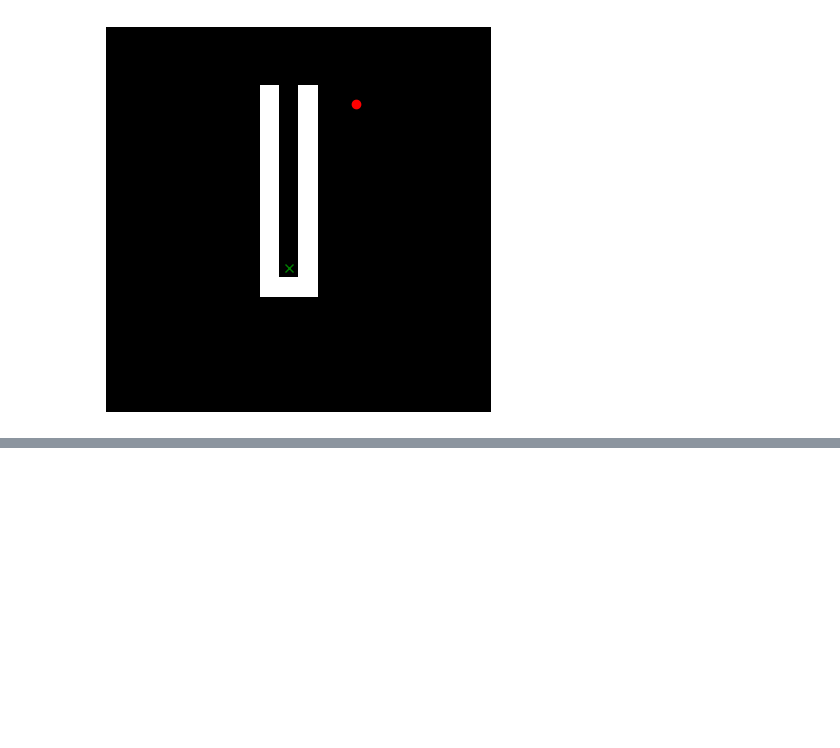
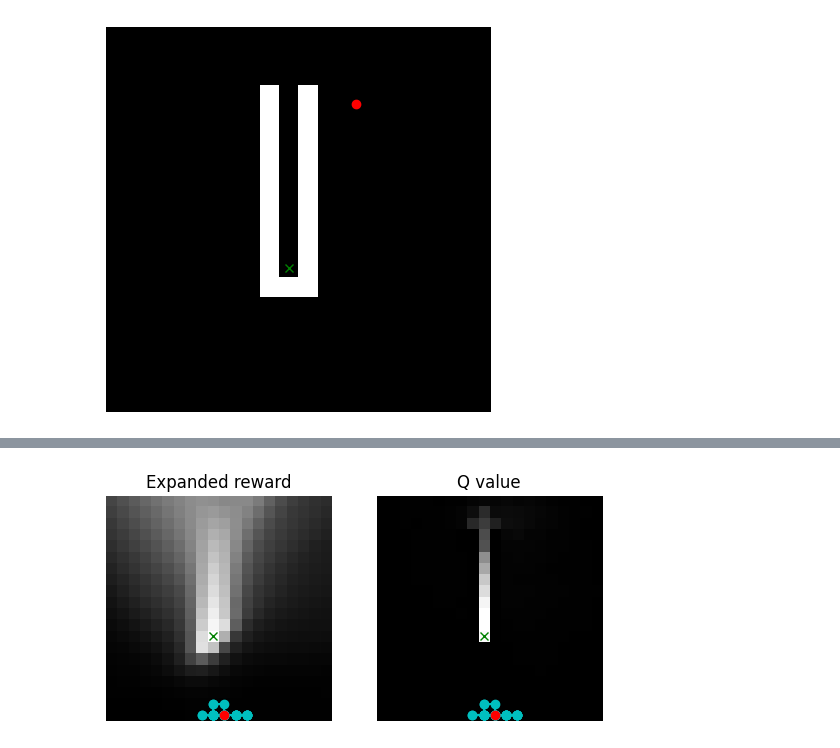
Before and after one commit to Alex427427427/2023_SRP_long_horizon, a Jupyter notebook: 2D_world/4_grid_env_PTR_verification.ipynb, the cells around one changed output, grey strips where cells are left out. Cells and saved outputs as stored; diff of their text form; code cells hidden in the pictures; blank space fills up the shorter version.

```diff
--- a/2D_world/4_grid_env_PTR_verification.ipynb
+++ b/2D_world/4_grid_env_PTR_verification.ipynb
@@ -105,3 +110,9 @@ imageio.mimsave(f'{folder}/output.gif', images)
 # clear the gifs folder
 for filename in image_files:
     os.remove(filename)
+# %%
+# Test agent on original world
+test_env = GridEnv(sparse=False, model=model, move_penalty=0.0, collision_penalty=1.0)
+rsum,traj = test_env.test_value(newQ,steps=100,disp=True, greediness=0.8)
+# %% [output]
+[figure, added]
```
Also changed, not shown: parts of 3 cells of this notebook, 31 other files.
